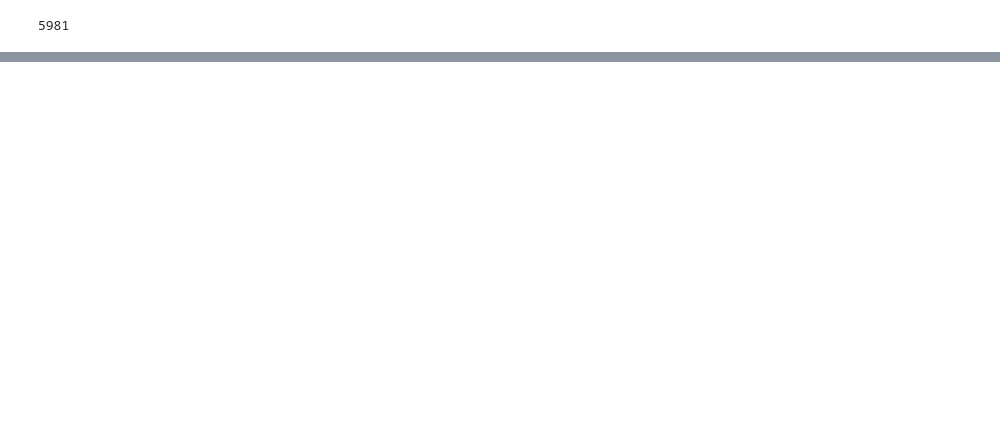
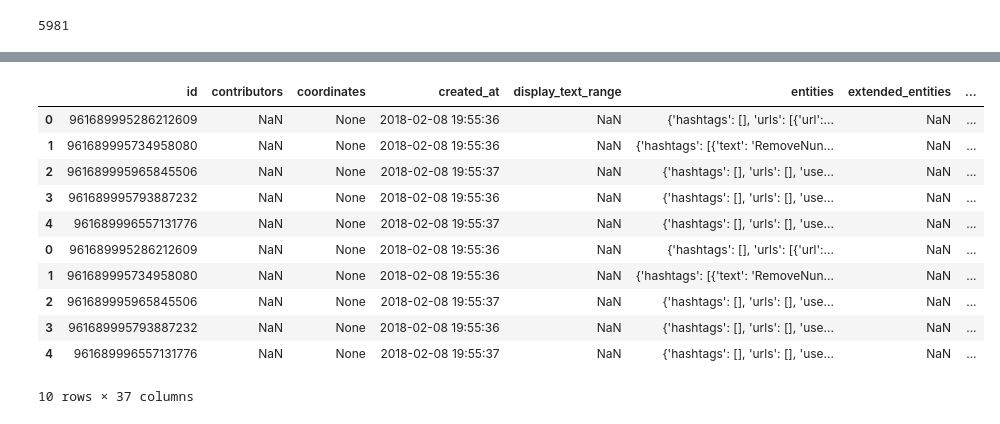
Before and after one commit to psinthong/AFrame, a Jupyter notebook: AFrame.ipynb, the cells around one changed output, grey strips where cells are left out. Drawn from its saved outputs; the diff is of its cells as text; code cells hidden in the pictures; blank space fills up the shorter version.

```diff
--- a/AFrame.ipynb
+++ b/AFrame.ipynb
@@ -149,0 +163,4 @@ b: 564
+# %%
+df = df.reset_index()
+# %%
+df2 = df
@@ -149,0 +169,20 @@ b: 564
+# %%
+hdf = df.head()
+hdf2 = df2.head()
+# %%
+hdf3 = pd.concat([hdf,hdf2])
+# %%
+hdf3
+# %% [output]
+|  | id | contributors | coordinates | created_at | display_text_range | entities | extended_entities | ... |
+| 0 | 961689995286212609 | NaN | None | 2018-02-08 19:55:36 | NaN | {'hashtags': [], 'urls': [{'url':... | NaN | ... |
+| 1 | 961689995734958080 | NaN | None | 2018-02-08 19:55:36 | NaN | {'hashtags': [{'text': 'RemoveNun... | NaN | ... |
+| 2 | 961689995965845506 | NaN | None | 2018-02-08 19:55:37 | NaN | {'hashtags': [], 'urls': [], 'use... | NaN | ... |
+| 3 | 961689995793887232 | NaN | None | 2018-02-08 19:55:36 | NaN | {'hashtags': [], 'urls': [], 'use... | NaN | ... |
+| 4 | 961689996557131776 | NaN | None | 2018-02-08 19:55:37 | NaN | {'hashtags': [], 'urls': [], 'use... | NaN | ... |
+| 0 | 961689995286212609 | NaN | None | 2018-02-08 19:55:36 | NaN | {'hashtags': [], 'urls': [{'url':... | NaN | ... |
+| 1 | 961689995734958080 | NaN | None | 2018-02-08 19:55:36 | NaN | {'hashtags': [{'text': 'RemoveNun... | NaN | ... |
+| 2 | 961689995965845506 | NaN | None | 2018-02-08 19:55:37 | NaN | {'hashtags': [], 'urls': [], 'use... | NaN | ... |
+| 3 | 961689995793887232 | NaN | None | 2018-02-08 19:55:36 | NaN | {'hashtags': [], 'urls': [], 'use... | NaN | ... |
+| 4 | 961689996557131776 | NaN | None | 2018-02-08 19:55:37 | NaN | {'hashtags': [], 'urls': [], 'use... | NaN | ... |
+10 rows × 37 columns
```
Also changed, not shown: parts of 26 cells of this notebook, 3 other files.
